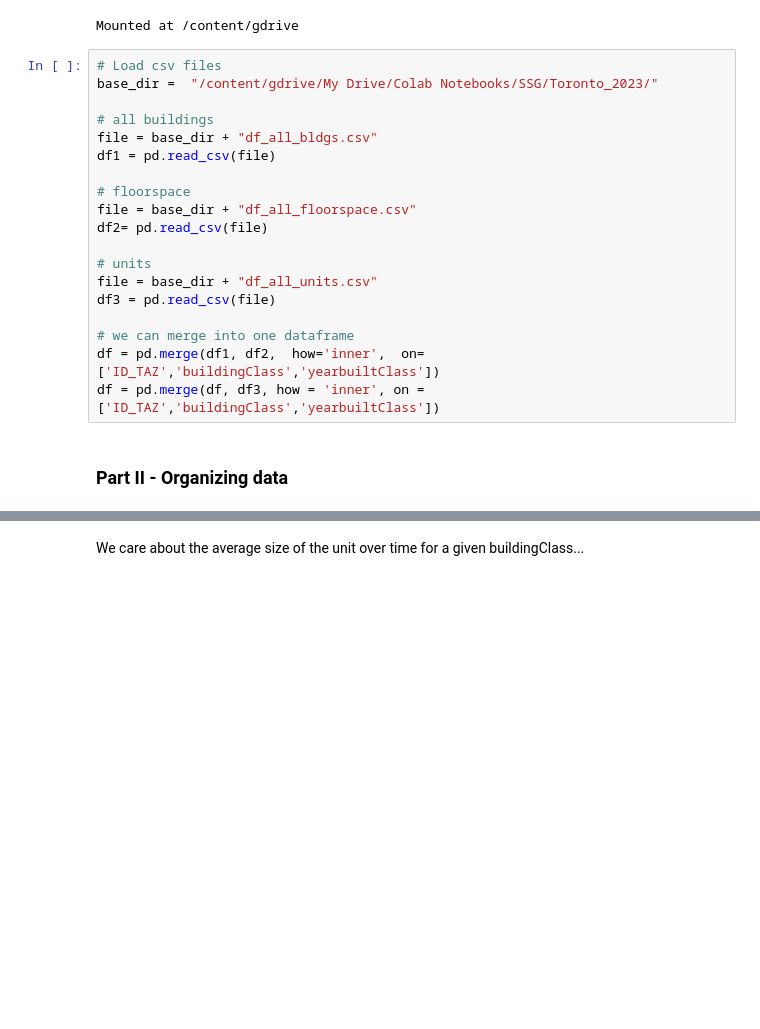
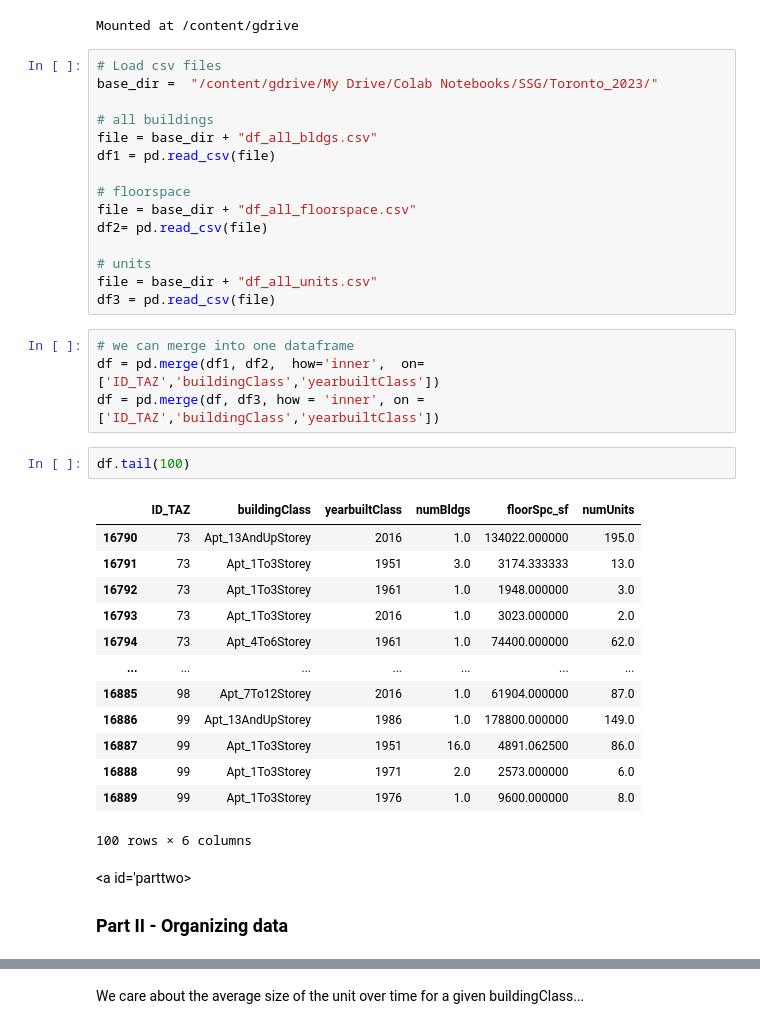
Before and after one commit to DonnaVakalis/Urban.dat, a Jupyter notebook: Toronto_FloorSpaceTrends.ipynb, the cells around one changed output, grey strips where cells are left out. Drawn from its saved outputs; the diff is of its cells as text; blank space fills up the shorter version.

```diff
--- a/Toronto_FloorSpaceTrends.ipynb
+++ b/Toronto_FloorSpaceTrends.ipynb
@@ -48,10 +61,26 @@ df2= pd.read_csv(file)
 # units
 file = base_dir + "df_all_units.csv"
 df3 = pd.read_csv(file)
-
-# we can merge into one dataframe
-df = pd.merge(df1, df2,  how='inner',  on=['ID_TAZ','buildingClass','yearbuiltClass'])
-df = pd.merge(df, df3, how = 'inner', on = ['ID_TAZ','buildingClass','yearbuiltClass'])
+# %%
+# we can merge into one dataframe
+df = pd.merge(df1, df2,  how='inner',  on=['ID_TAZ','buildingClass','yearbuiltClass'])
+df = pd.merge(df, df3, how = 'inner', on = ['ID_TAZ','buildingClass','yearbuiltClass'])
+# %%
+df.tail(100)
+# %% [output]
+|  | ID_TAZ | buildingClass | yearbuiltClass | numBldgs | floorSpc_sf | numUnits |
+| 16790 | 73 | Apt_13AndUpStorey | 2016 | 1.0 | 134022.000000 | 195.0 |
+| 16791 | 73 | Apt_1To3Storey | 1951 | 3.0 | 3174.333333 | 13.0 |
+| 16792 | 73 | Apt_1To3Storey | 1961 | 1.0 | 1948.000000 | 3.0 |
+| 16793 | 73 | Apt_1To3Storey | 2016 | 1.0 | 3023.000000 | 2.0 |
+| 16794 | 73 | Apt_4To6Storey | 1961 | 1.0 | 74400.000000 | 62.0 |
+| ... | ... | ... | ... | ... | ... | ... |
+| 16885 | 98 | Apt_7To12Storey | 2016 | 1.0 | 61904.000000 | 87.0 |
+| 16886 | 99 | Apt_13AndUpStorey | 1986 | 1.0 | 178800.000000 | 149.0 |
+| 16887 | 99 | Apt_1To3Storey | 1951 | 16.0 | 4891.062500 | 86.0 |
+| 16888 | 99 | Apt_1To3Storey | 1971 | 2.0 | 2573.000000 | 6.0 |
+| 16889 | 99 | Apt_1To3Storey | 1976 | 1.0 | 9600.000000 | 8.0 |
+100 rows × 6 columns
 # %% [markdown]
-<a id=parttwo></a>
+<a id='parttwo></a>
 ### Part II - Organizing data
```
Also changed, not shown: parts of 20 cells of this notebook.
